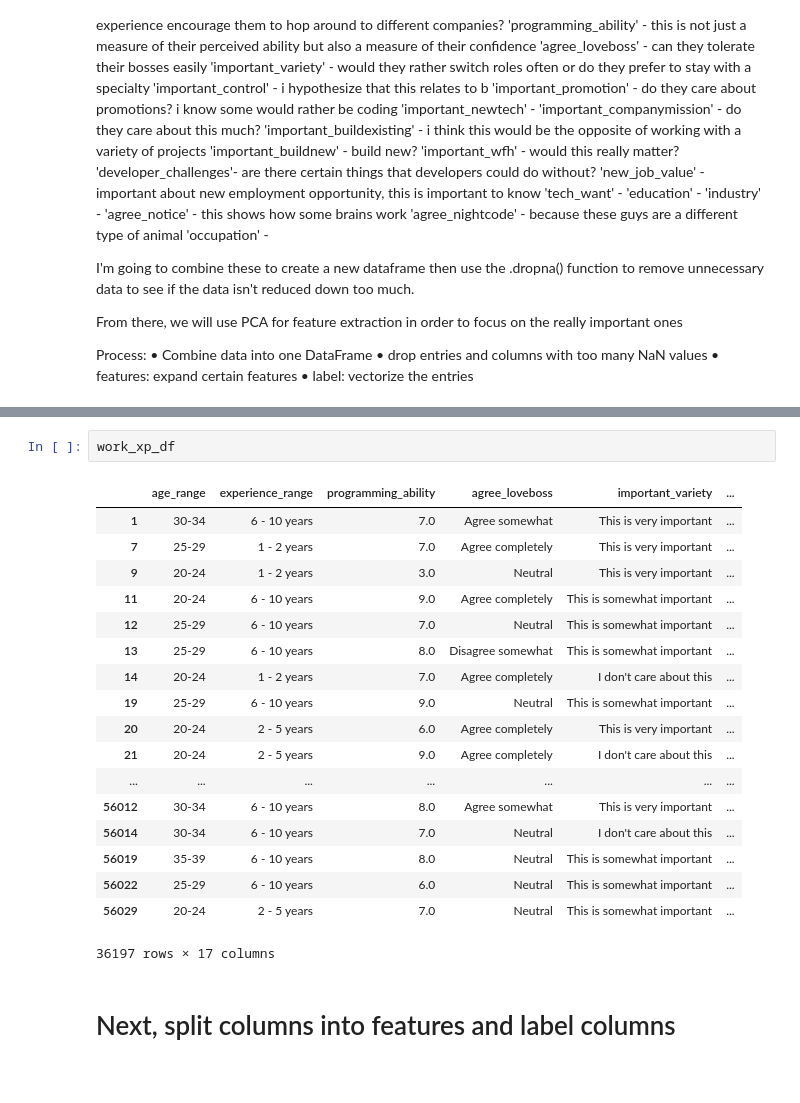
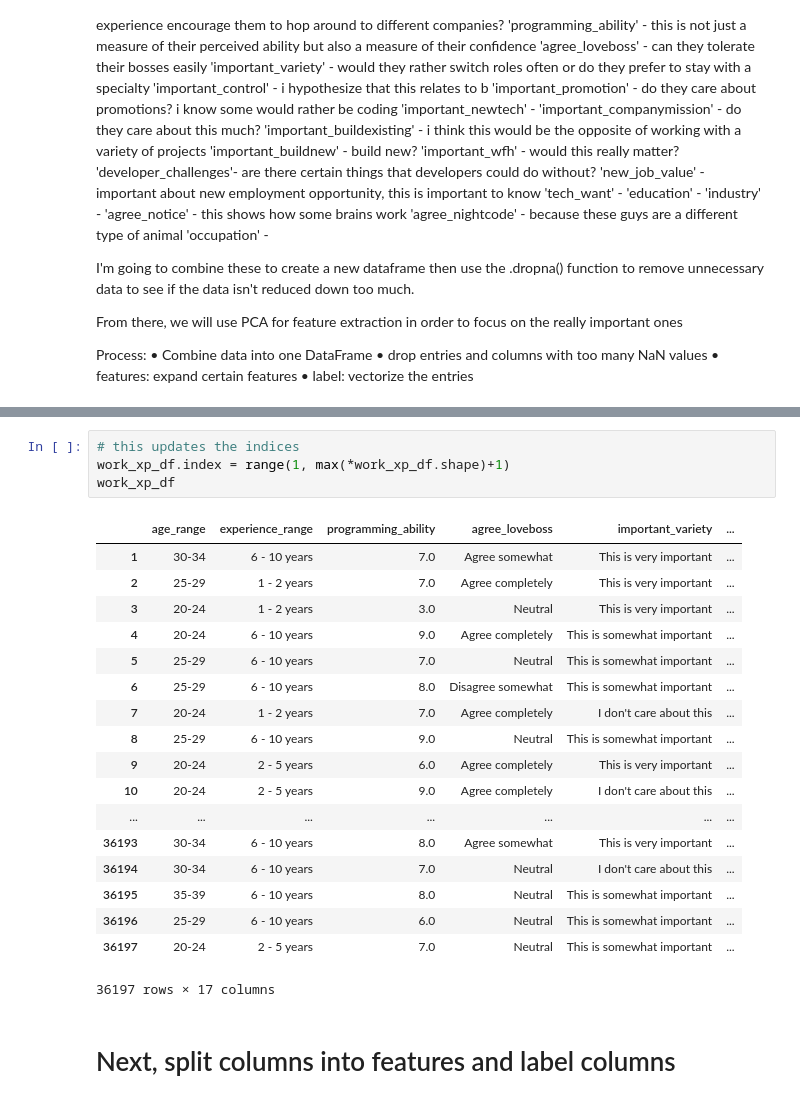
Before and after one commit to jonmhong/Stack_Overflow_Data, a Jupyter notebook: stack_overflow.ipynb, the cells around one changed output, grey strips where cells are left out. Cells and saved outputs as stored; diff of their text form.

```diff
--- a/stack_overflow.ipynb
+++ b/stack_overflow.ipynb
@@ -176,27 +177,29 @@ new_job_value 12372
 education 11075
 occupation 6511
 open_to_new_job 11650
-# %%
-work_xp_df
-# %% [output]
-|  | age_range | experience_range | programming_ability | agree_loveboss | important_variety | ... |
-| 1 | 30-34 | 6 - 10 years | 7.0 | Agree somewhat | This is very important | ... |
-| 7 | 25-29 | 1 - 2 years | 7.0 | Agree completely | This is very important | ... |
-| 9 | 20-24 | 1 - 2 years | 3.0 | Neutral | This is very important | ... |
-| 11 | 20-24 | 6 - 10 years | 9.0 | Agree completely | This is somewhat important | ... |
-| 12 | 25-29 | 6 - 10 years | 7.0 | Neutral | This is somewhat important | ... |
-| 13 | 25-29 | 6 - 10 years | 8.0 | Disagree somewhat | This is somewhat important | ... |
-| 14 | 20-24 | 1 - 2 years | 7.0 | Agree completely | I don't care about this | ... |
-| 19 | 25-29 | 6 - 10 years | 9.0 | Neutral | This is somewhat important | ... |
-| 20 | 20-24 | 2 - 5 years | 6.0 | Agree completely | This is very important | ... |
-| 21 | 20-24 | 2 - 5 years | 9.0 | Agree completely | I don't care about this | ... |
-| ... | ... | ... | ... | ... | ... | ... |
-| 56012 | 30-34 | 6 - 10 years | 8.0 | Agree somewhat | This is very important | ... |
-| 56014 | 30-34 | 6 - 10 years | 7.0 | Neutral | I don't care about this | ... |
-| 56019 | 35-39 | 6 - 10 years | 8.0 | Neutral | This is somewhat important | ... |
-| 56022 | 25-29 | 6 - 10 years | 6.0 | Neutral | This is somewhat important | ... |
-| 56029 | 20-24 | 2 - 5 years | 7.0 | Neutral | This is somewhat important | ... |
-36197 rows × 17 columns
+# %%
+# this updates the indices
+work_xp_df.index = range(1, max(*work_xp_df.shape)+1)
+work_xp_df
+# %% [output]
+|  | age_range | experience_range | programming_ability | agree_loveboss | important_variety | ... |
+| 1 | 30-34 | 6 - 10 years | 7.0 | Agree somewhat | This is very important | ... |
+| 2 | 25-29 | 1 - 2 years | 7.0 | Agree completely | This is very important | ... |
+| 3 | 20-24 | 1 - 2 years | 3.0 | Neutral | This is very important | ... |
+| 4 | 20-24 | 6 - 10 years | 9.0 | Agree completely | This is somewhat important | ... |
+| 5 | 25-29 | 6 - 10 years | 7.0 | Neutral | This is somewhat important | ... |
+| 6 | 25-29 | 6 - 10 years | 8.0 | Disagree somewhat | This is somewhat important | ... |
+| 7 | 20-24 | 1 - 2 years | 7.0 | Agree completely | I don't care about this | ... |
+| 8 | 25-29 | 6 - 10 years | 9.0 | Neutral | This is somewhat important | ... |
+| 9 | 20-24 | 2 - 5 years | 6.0 | Agree completely | This is very important | ... |
+| 10 | 20-24 | 2 - 5 years | 9.0 | Agree completely | I don't care about this | ... |
+| ... | ... | ... | ... | ... | ... | ... |
+| 36193 | 30-34 | 6 - 10 years | 8.0 | Agree somewhat | This is very important | ... |
+| 36194 | 30-34 | 6 - 10 years | 7.0 | Neutral | I don't care about this | ... |
+| 36195 | 35-39 | 6 - 10 years | 8.0 | Neutral | This is somewhat important | ... |
+| 36196 | 25-29 | 6 - 10 years | 6.0 | Neutral | This is somewhat important | ... |
+| 36197 | 20-24 | 2 - 5 years | 7.0 | Neutral | This is somewhat important | ... |
+36197 rows × 17 columns
 # %% [markdown]
 # Next, split columns into features and label columns
 # %%
```
Also changed, not shown: parts of 28 cells of this notebook.
